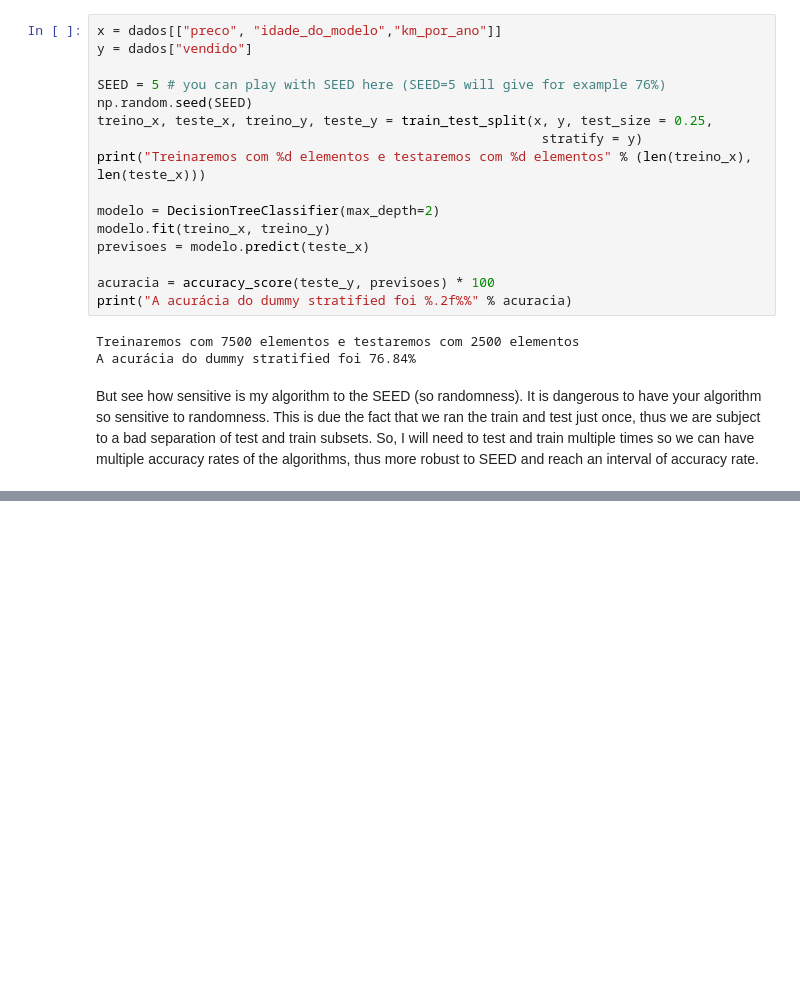
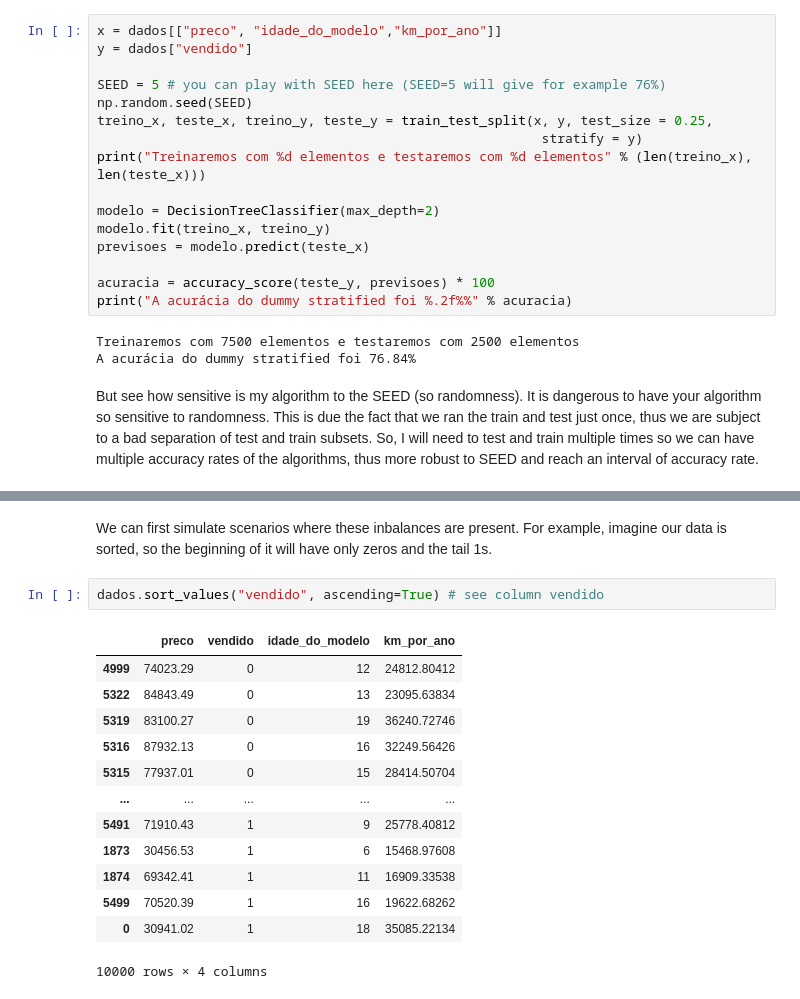
Before and after one commit to MarceloPiemonteRibeiro/learning-Machine-learning, a Jupyter notebook: Optimization/Cross_validation_and_optimization.ipynb, the cells around one changed output, grey strips where cells are left out. Drawn from its saved outputs; the diff is of its cells as text; blank space fills up the shorter version.

```diff
--- a/Optimization/Cross_validation_and_optimization.ipynb
+++ b/Optimization/Cross_validation_and_optimization.ipynb
@@ -87,0 +211,18 @@ But see how sensitive is my algorithm to the SEED (so randomness). It is dangero
+# %% [markdown]
+We can first simulate scenarios where these inbalances are present. For example, imagine our data is sorted, so the beginning of it will have only zeros and the tail 1s.
+# %%
+dados.sort_values("vendido", ascending=True) # see column vendido
+# %% [output]
+|  | preco | vendido | idade_do_modelo | km_por_ano |
+| 4999 | 74023.29 | 0 | 12 | 24812.80412 |
+| 5322 | 84843.49 | 0 | 13 | 23095.63834 |
+| 5319 | 83100.27 | 0 | 19 | 36240.72746 |
+| 5316 | 87932.13 | 0 | 16 | 32249.56426 |
+| 5315 | 77937.01 | 0 | 15 | 28414.50704 |
+| ... | ... | ... | ... | ... |
+| 5491 | 71910.43 | 1 | 9 | 25778.40812 |
+| 1873 | 30456.53 | 1 | 6 | 15468.97608 |
+| 1874 | 69342.41 | 1 | 11 | 16909.33538 |
+| 5499 | 70520.39 | 1 | 16 | 19622.68262 |
+| 0 | 30941.02 | 1 | 18 | 35085.22134 |
+10000 rows × 4 columns
```
Also changed, not shown: parts of 56 cells of this notebook.
